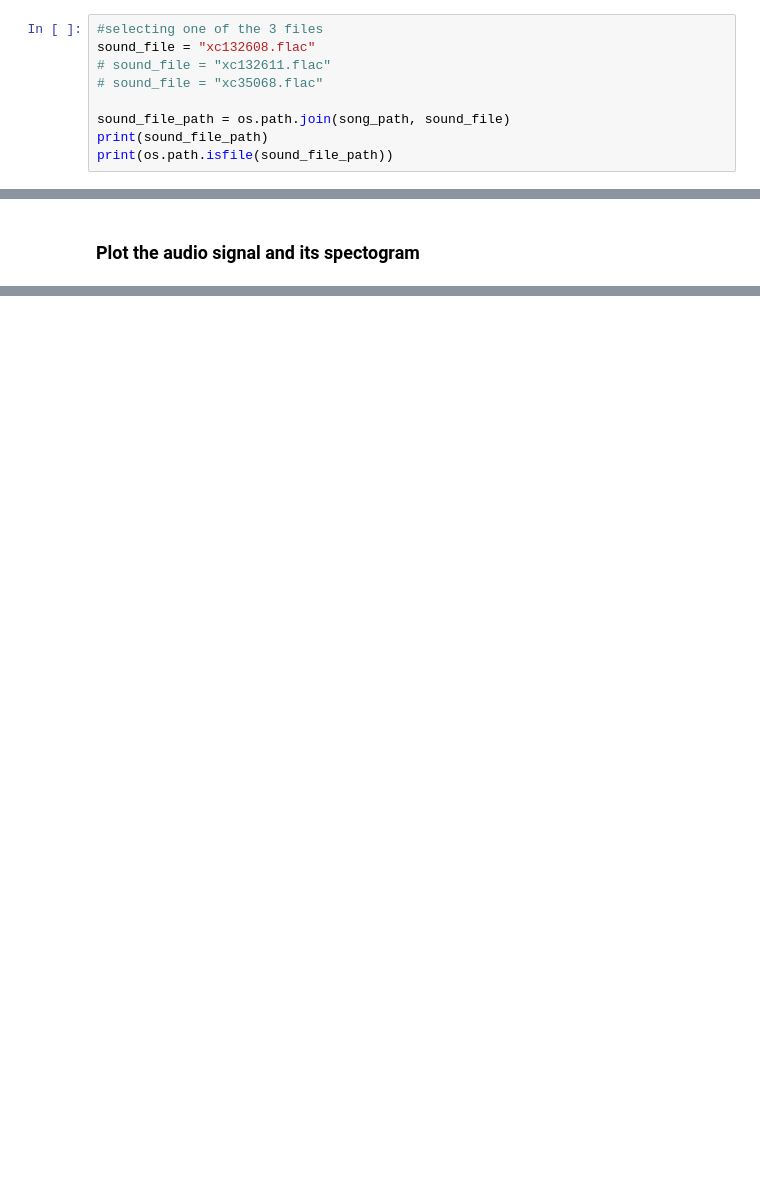
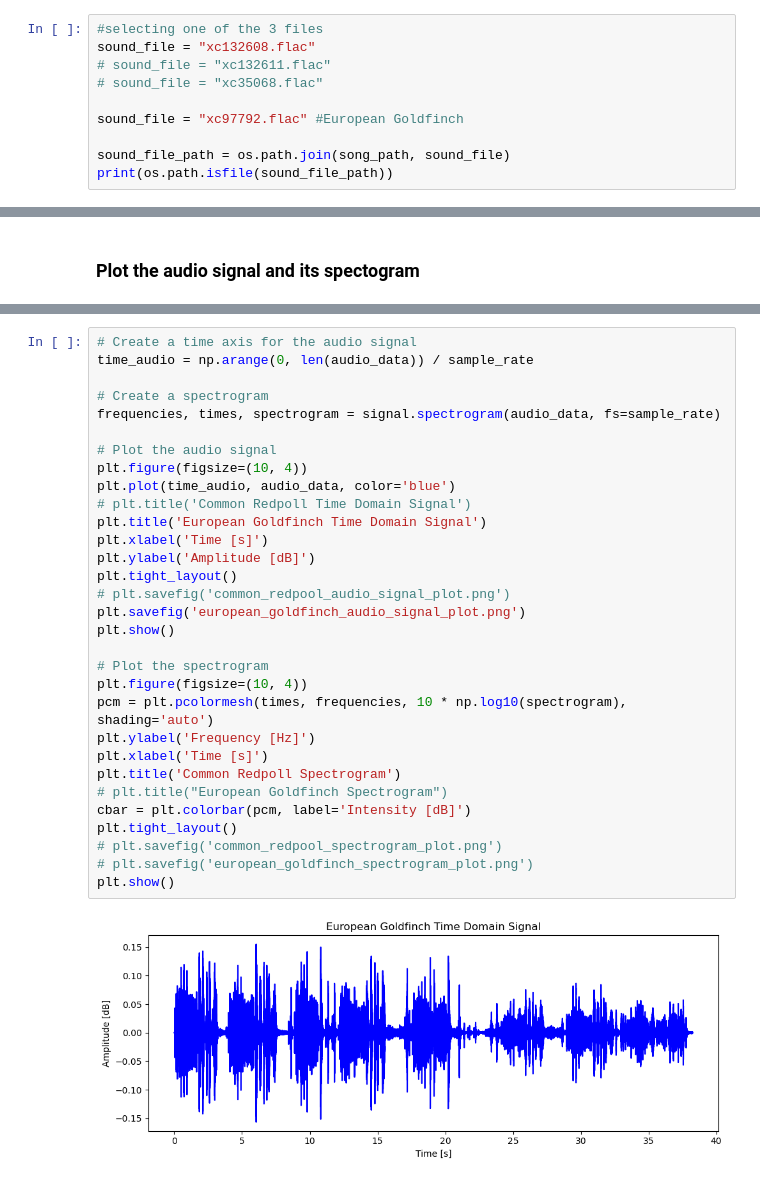
Before and after one commit to Ben-Temming/BirdClassification, a Jupyter notebook: DataVisualization.ipynb, the cells around one changed output, grey strips where cells are left out. Saved outputs shown, nothing was run; the diff lists cells and outputs as text; blank space fills up the shorter version.

```diff
--- a/DataVisualization.ipynb
+++ b/DataVisualization.ipynb
@@ -71,7 +65,8 @@ sound_file = "xc132608.flac"
 # sound_file = "xc132611.flac"
 # sound_file = "xc35068.flac"
 
+sound_file = "xc97792.flac" #European Goldfinch
+
 sound_file_path = os.path.join(song_path, sound_file)
-print(sound_file_path)
 print(os.path.isfile(sound_file_path))
 # %% [output]
@@ -122,0 +85,33 @@ plt.show()
+# %%
+# Create a time axis for the audio signal
+time_audio = np.arange(0, len(audio_data)) / sample_rate
+
+# Create a spectrogram
+frequencies, times, spectrogram = signal.spectrogram(audio_data, fs=sample_rate)
+
+# Plot the audio signal
+plt.figure(figsize=(10, 4))
+plt.plot(time_audio, audio_data, color='blue')
+# plt.title('Common Redpoll Time Domain Signal')
+plt.title('European Goldfinch Time Domain Signal')
+plt.xlabel('Time [s]')
+plt.ylabel('Amplitude [dB]')
+plt.tight_layout()
+# plt.savefig('common_redpool_audio_signal_plot.png')
+plt.savefig('european_goldfinch_audio_signal_plot.png')
+plt.show()
+
+# Plot the spectrogram
+plt.figure(figsize=(10, 4))
+pcm = plt.pcolormesh(times, frequencies, 10 * np.log10(spectrogram), shading='auto')
+plt.ylabel('Frequency [Hz]')
+plt.xlabel('Time [s]')
+plt.title('Common Redpoll Spectrogram')
+# plt.title("European Goldfinch Spectrogram")
+cbar = plt.colorbar(pcm, label='Intensity [dB]')
+plt.tight_layout()
+# plt.savefig('common_redpool_spectrogram_plot.png')
+# plt.savefig('european_goldfinch_spectrogram_plot.png')
+plt.show()
+# %% [output]
+[figure, added]
```
Also changed, not shown: parts of 9 cells of this notebook, 4 other files.
